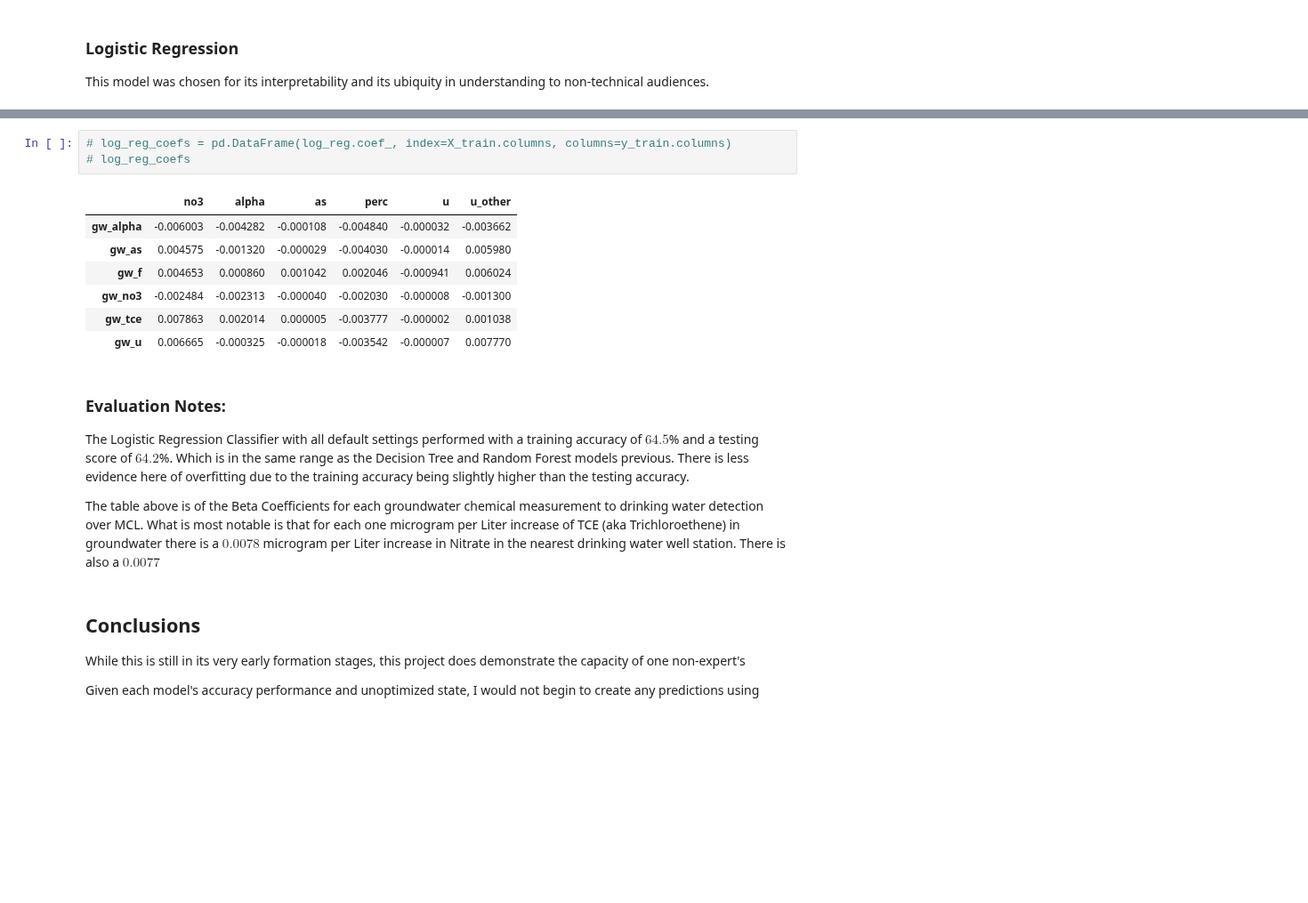
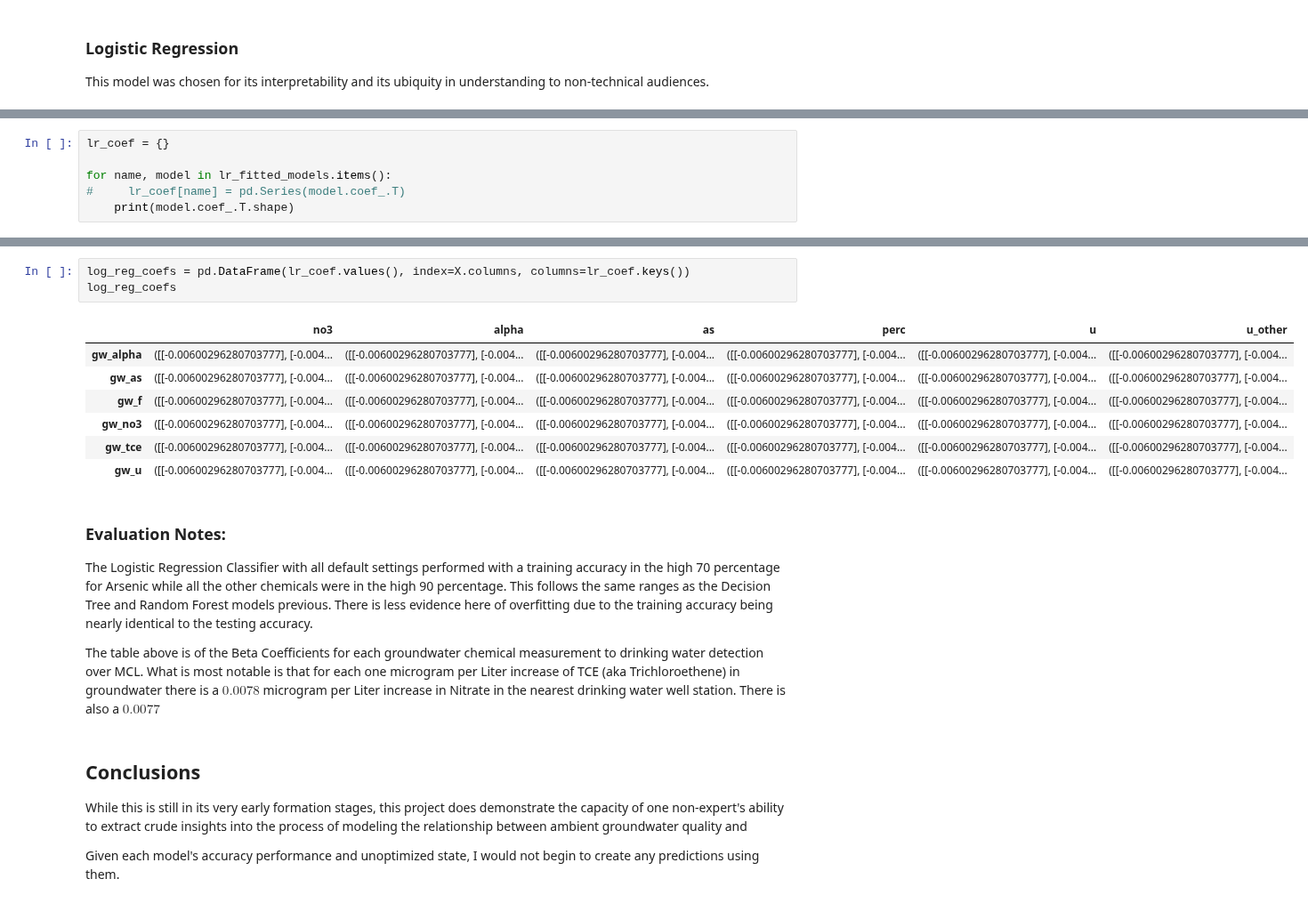
Before and after one commit to waterdatacollaborative/NicoleLook_Drinking-Water-Contaminant-Classification, a Jupyter notebook: Capstone_Modeling.ipynb, the cells around one changed output, grey strips where cells are left out. Shown at 89% size. Cells and saved outputs as stored; diff of their text form; blank space fills up the shorter version.

```diff
--- a/Capstone_Modeling.ipynb
+++ b/Capstone_Modeling.ipynb
@@ -420,3 +420,9 @@ True Negatives:  307
 False Positives:  0
 False Negatives:  3
 True Positives:  0
+# %%
+lr_coef = {}
+
+for name, model in lr_fitted_models.items():
+#     lr_coef[name] = pd.Series(model.coef_.T)
+    print(model.coef_.T.shape)
@@ -423,24 +456,24 @@ True Positives:  0
 # %%
-# log_reg_coefs = pd.DataFrame(log_reg.coef_, index=X_train.columns, columns=y_train.columns)
-# log_reg_coefs
+log_reg_coefs = pd.DataFrame(lr_coef.values(), index=X.columns, columns=lr_coef.keys())
+log_reg_coefs
 # %% [output]
 |  | no3 | alpha | as | perc | u | u_other |
-| gw_alpha | -0.006003 | -0.004282 | -0.000108 | -0.004840 | -0.000032 | -0.003662 |
-| gw_as | 0.004575 | -0.001320 | -0.000029 | -0.004030 | -0.000014 | 0.005980 |
-| gw_f | 0.004653 | 0.000860 | 0.001042 | 0.002046 | -0.000941 | 0.006024 |
-| gw_no3 | -0.002484 | -0.002313 | -0.000040 | -0.002030 | -0.000008 | -0.001300 |
-| gw_tce | 0.007863 | 0.002014 | 0.000005 | -0.003777 | -0.000002 | 0.001038 |
-| gw_u | 0.006665 | -0.000325 | -0.000018 | -0.003542 | -0.000007 | 0.007770 |
+| gw_alpha | ([[-0.00600296280703777], [-0.004... | ([[-0.00600296280703777], [-0.004... | ([[-0.00600296280703777], [-0.004... | ([[-0.00600296280703777], [-0.004... | ([[-0.00600296280703777], [-0.004... | ([[-0.00600296280703777], [-0.004... |
+| gw_as | ([[-0.00600296280703777], [-0.004... | ([[-0.00600296280703777], [-0.004... | ([[-0.00600296280703777], [-0.004... | ([[-0.00600296280703777], [-0.004... | ([[-0.00600296280703777], [-0.004... | ([[-0.00600296280703777], [-0.004... |
+| gw_f | ([[-0.00600296280703777], [-0.004... | ([[-0.00600296280703777], [-0.004... | ([[-0.00600296280703777], [-0.004... | ([[-0.00600296280703777], [-0.004... | ([[-0.00600296280703777], [-0.004... | ([[-0.00600296280703777], [-0.004... |
+| gw_no3 | ([[-0.00600296280703777], [-0.004... | ([[-0.00600296280703777], [-0.004... | ([[-0.00600296280703777], [-0.004... | ([[-0.00600296280703777], [-0.004... | ([[-0.00600296280703777], [-0.004... | ([[-0.00600296280703777], [-0.004... |
+| gw_tce | ([[-0.00600296280703777], [-0.004... | ([[-0.00600296280703777], [-0.004... | ([[-0.00600296280703777], [-0.004... | ([[-0.00600296280703777], [-0.004... | ([[-0.00600296280703777], [-0.004... | ([[-0.00600296280703777], [-0.004... |
+| gw_u | ([[-0.00600296280703777], [-0.004... | ([[-0.00600296280703777], [-0.004... | ([[-0.00600296280703777], [-0.004... | ([[-0.00600296280703777], [-0.004... | ([[-0.00600296280703777], [-0.004... | ([[-0.00600296280703777], [-0.004... |
 # %% [markdown]
 ### Evaluation Notes:
 
-The Logistic Regression Classifier with all default settings performed with a training accuracy of $64.5$% and a testing score of $64.2$%. Which is in the same range as the Decision Tree and Random Forest models previous. There is less evidence here of overfitting due to the training accuracy being slightly higher than the testing accuracy.
+The Logistic Regression Classifier with all default settings performed with a training accuracy in the high 70 percentage for Arsenic while all the other chemicals were in the high 90 percentage. This follows the same ranges as the Decision Tree and Random Forest models previous. There is less evidence here of overfitting due to the training accuracy being nearly identical to  the testing accuracy.
 
 The table above is of the Beta Coefficients for each groundwater chemical measurement to drinking water detection over MCL. What is most notable is that for each one microgram per Liter increase of TCE (aka Trichloroethene) in groundwater there is a $0.0078$ microgram per Liter increase in Nitrate in the nearest drinking water well station. There is also a $0.0077$
 # %% [markdown]
 ## Conclusions
 
-While this is still in its very early formation stages, this project does demonstrate the capacity of one non-expert's
+While this is still in its very early formation stages, this project does demonstrate the capacity of one non-expert's ability to extract crude insights into the process of modeling the relationship between ambient groundwater quality and
 
 
-Given each model's accuracy performance and unoptimized state, I would not begin to create any predictions using
+Given each model's accuracy performance and unoptimized state, I would not begin to create any predictions using them.
```
Also changed, not shown: parts of 7 cells of this notebook.
